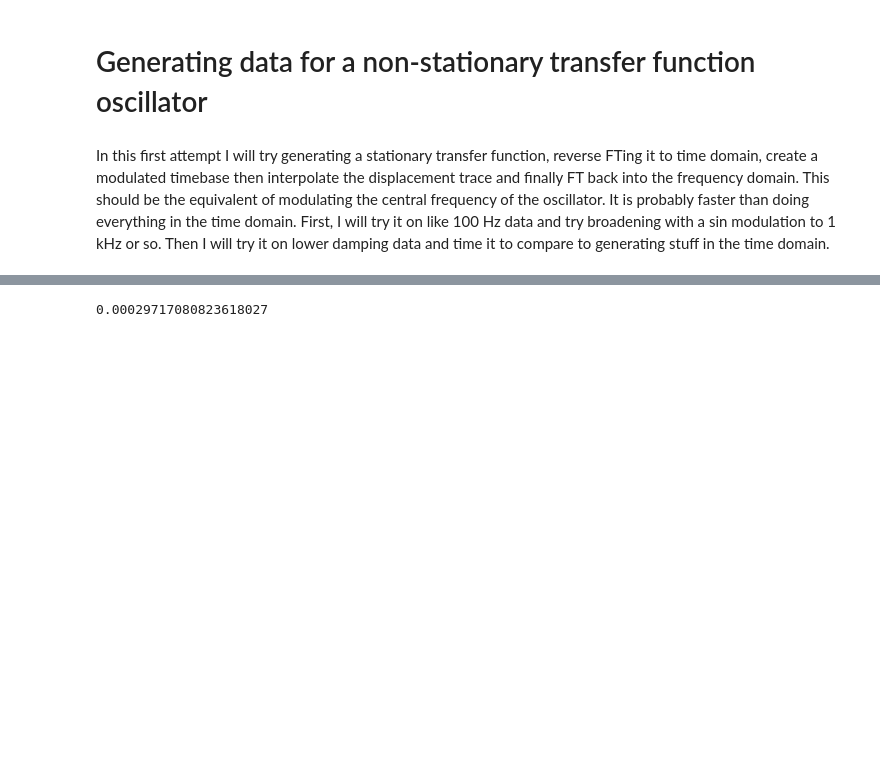
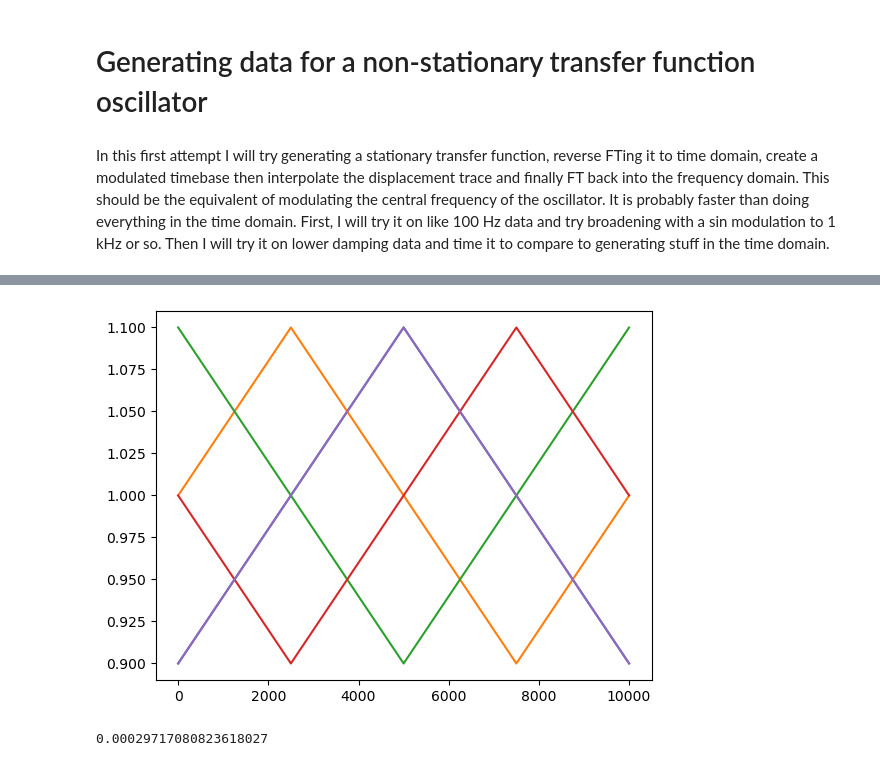
Before and after one commit to tompenny/SIMPLE_impulsesimulations, a Jupyter notebook: Generate data.ipynb, the cells around one changed output, grey strips where cells are left out. Saved outputs shown, nothing was run; the diff lists cells and outputs as text; code cells hidden in the pictures; blank space fills up the shorter version.

```diff
--- a/Generate data.ipynb
+++ b/Generate data.ipynb
@@ -208,3 +230,11 @@ plt.yscale('log')
+# %%
+importlib.reload(su)
+
+for i in [0, 0.25, 0.5, 0.75, 1]:
+    mod = su.generate_sawtooth_frequency_modulation_impulse(time, 0.1, i)
+    plt.plot(mod)
+# %% [output]
+[figure, added]
 # %%
 # Let's compare to generating data in time domain with a frequency modulation
 # %%
```
Also changed, not shown: parts of 7 cells of this notebook.
